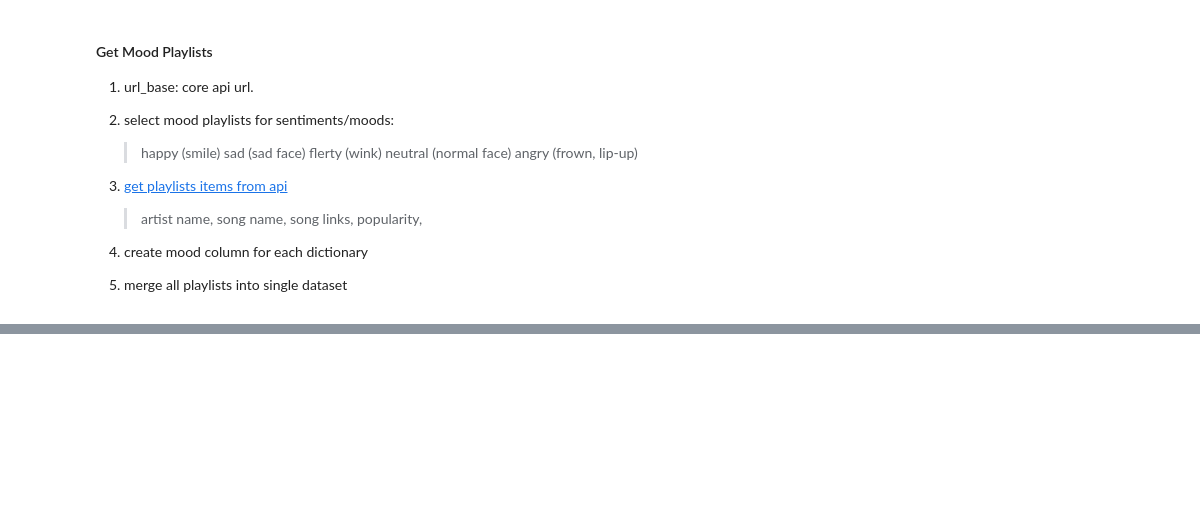
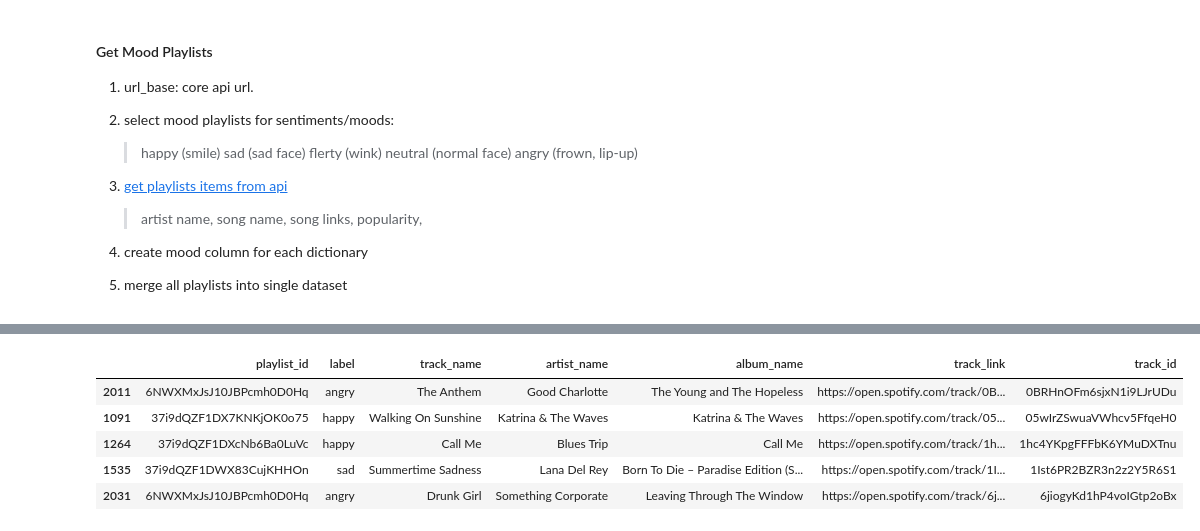
Before and after one commit to danidimarti/final-project_face-rec-sys, a Jupyter notebook: Spotify/extraction.ipynb, the cells around one changed output, grey strips where cells are left out. Drawn from its saved outputs; the diff is of its cells as text; code cells hidden in the pictures; blank space fills up the shorter version.

```diff
--- a/Spotify/extraction.ipynb
+++ b/Spotify/extraction.ipynb
@@ -197,2 +202,11 @@ df_tracks_info
 # %%
 df_tracks_info.to_csv('data/spotify_tracks.csv')
+# %%
+df_tracks_info.sample(5)
+# %% [output]
+|  | playlist_id | label | track_name | artist_name | album_name | track_link | track_id |
+| 2011 | 6NWXMxJsJ10JBPcmh0D0Hq | angry | The Anthem | Good Charlotte | The Young and The Hopeless | https://open.spotify.com/track/0B... | 0BRHnOFm6sjxN1i9LJrUDu |
+| 1091 | 37i9dQZF1DX7KNKjOK0o75 | happy | Walking On Sunshine | Katrina & The Waves | Katrina & The Waves | https://open.spotify.com/track/05... | 05wIrZSwuaVWhcv5FfqeH0 |
+| 1264 | 37i9dQZF1DXcNb6Ba0LuVc | happy | Call Me | Blues Trip | Call Me | https://open.spotify.com/track/1h... | 1hc4YKpgFFFbK6YMuDXTnu |
+| 1535 | 37i9dQZF1DWX83CujKHHOn | sad | Summertime Sadness | Lana Del Rey | Born To Die – Paradise Edition (S... | https://open.spotify.com/track/1I... | 1Ist6PR2BZR3n2z2Y5R6S1 |
+| 2031 | 6NWXMxJsJ10JBPcmh0D0Hq | angry | Drunk Girl | Something Corporate | Leaving Through The Window | https://open.spotify.com/track/6j... | 6jiogyKd1hP4voIGtp2oBx |
```
Also changed, not shown: parts of 12 cells of this notebook, 20 other files.
